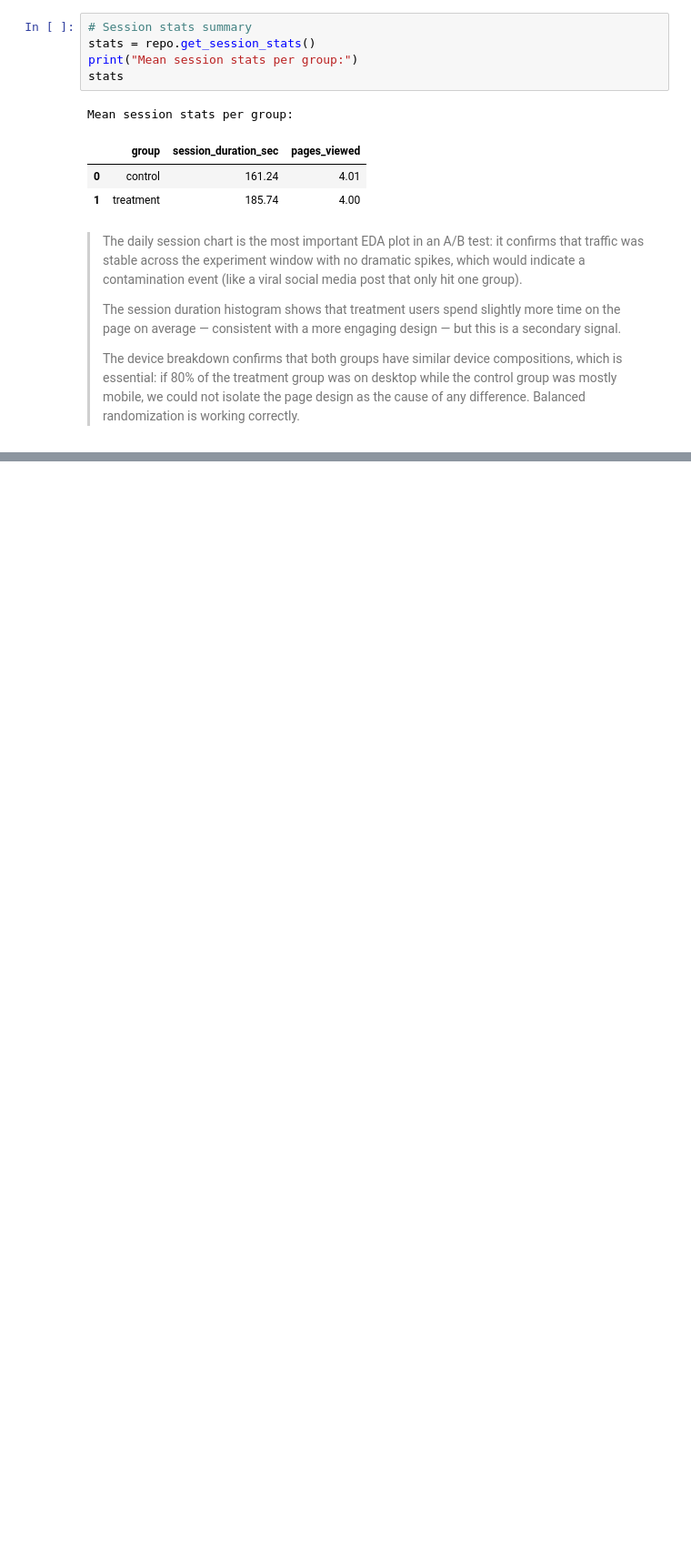
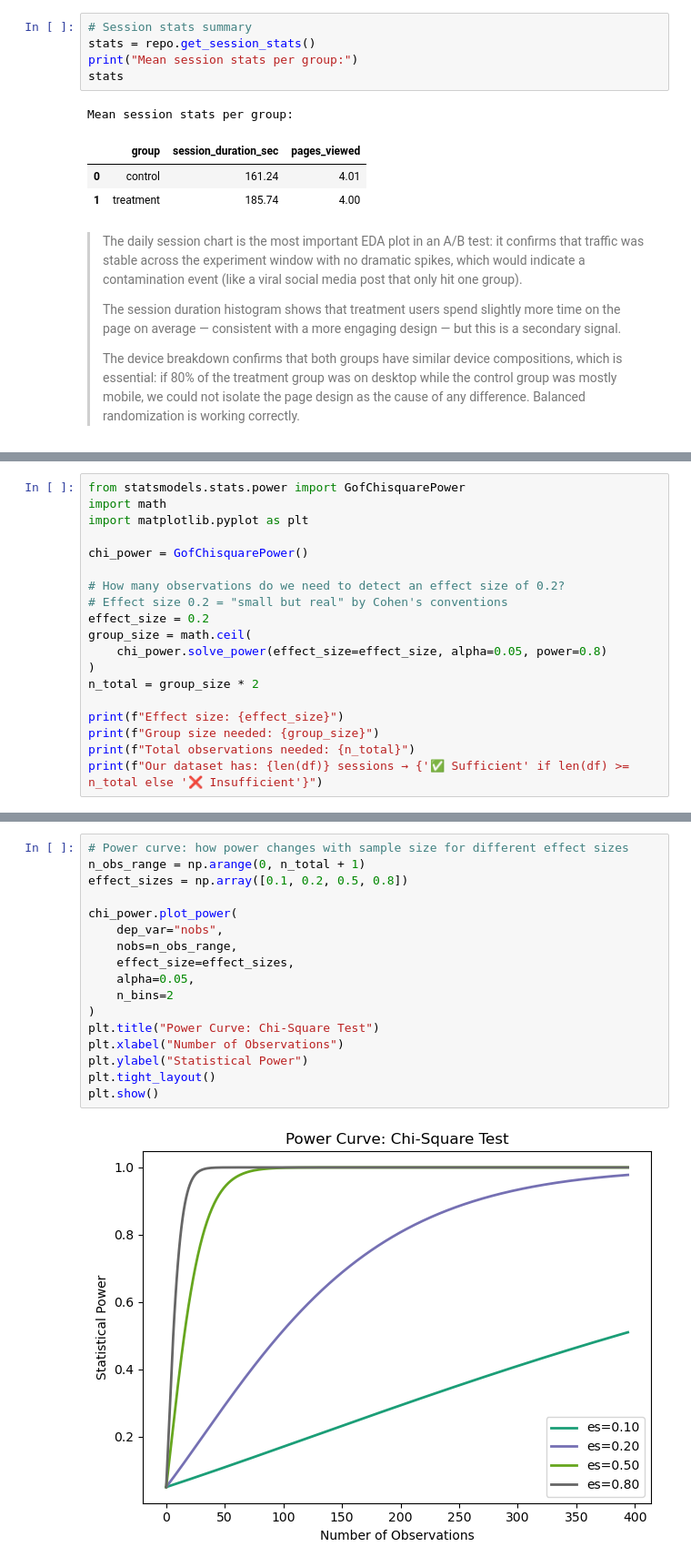
Before and after one commit to AJ-MH/Data-Science-Machine-Learning, a Jupyter notebook: ab-testing-ecommerce/ab_testing_ecommerce.ipynb, the cells around one changed output, grey strips where cells are left out. Shown at 91% size. Drawn from its saved outputs; the diff is of its cells as text; blank space fills up the shorter version.

Commit message:
add business layer, power analysis, chi-square test

```diff
--- a/ab-testing-ecommerce/ab_testing_ecommerce.ipynb
+++ b/ab-testing-ecommerce/ab_testing_ecommerce.ipynb
@@ -178,0 +189,19 @@ Mean session stats per group:
+# %%
+from statsmodels.stats.power import GofChisquarePower
+import math
+import matplotlib.pyplot as plt
+
+chi_power = GofChisquarePower()
+
+# How many observations do we need to detect an effect size of 0.2?
+# Effect size 0.2 = "small but real" by Cohen's conventions
+effect_size = 0.2
+group_size = math.ceil(
+    chi_power.solve_power(effect_size=effect_size, alpha=0.05, power=0.8)
+)
+n_total = group_size * 2
+
+print(f"Effect size: {effect_size}")
+print(f"Group size needed: {group_size}")
+print(f"Total observations needed: {n_total}")
+print(f"Our dataset has: {len(df)} sessions → {'✅ Sufficient' if len(df) >= n_total else '❌ Insufficient'}")
@@ -178,0 +213,19 @@ Mean session stats per group:
+# %%
+# Power curve: how power changes with sample size for different effect sizes
+n_obs_range = np.arange(0, n_total + 1)
+effect_sizes = np.array([0.1, 0.2, 0.5, 0.8])
+
+chi_power.plot_power(
+    dep_var="nobs",
+    nobs=n_obs_range,
+    effect_size=effect_sizes,
+    alpha=0.05,
+    n_bins=2
+)
+plt.title("Power Curve: Chi-Square Test")
+plt.xlabel("Number of Observations")
+plt.ylabel("Statistical Power")
+plt.tight_layout()
+plt.show()
+# %% [output]
+[figure, added]
```
Also changed, not shown: parts of 11 cells of this notebook, 1 other file.
